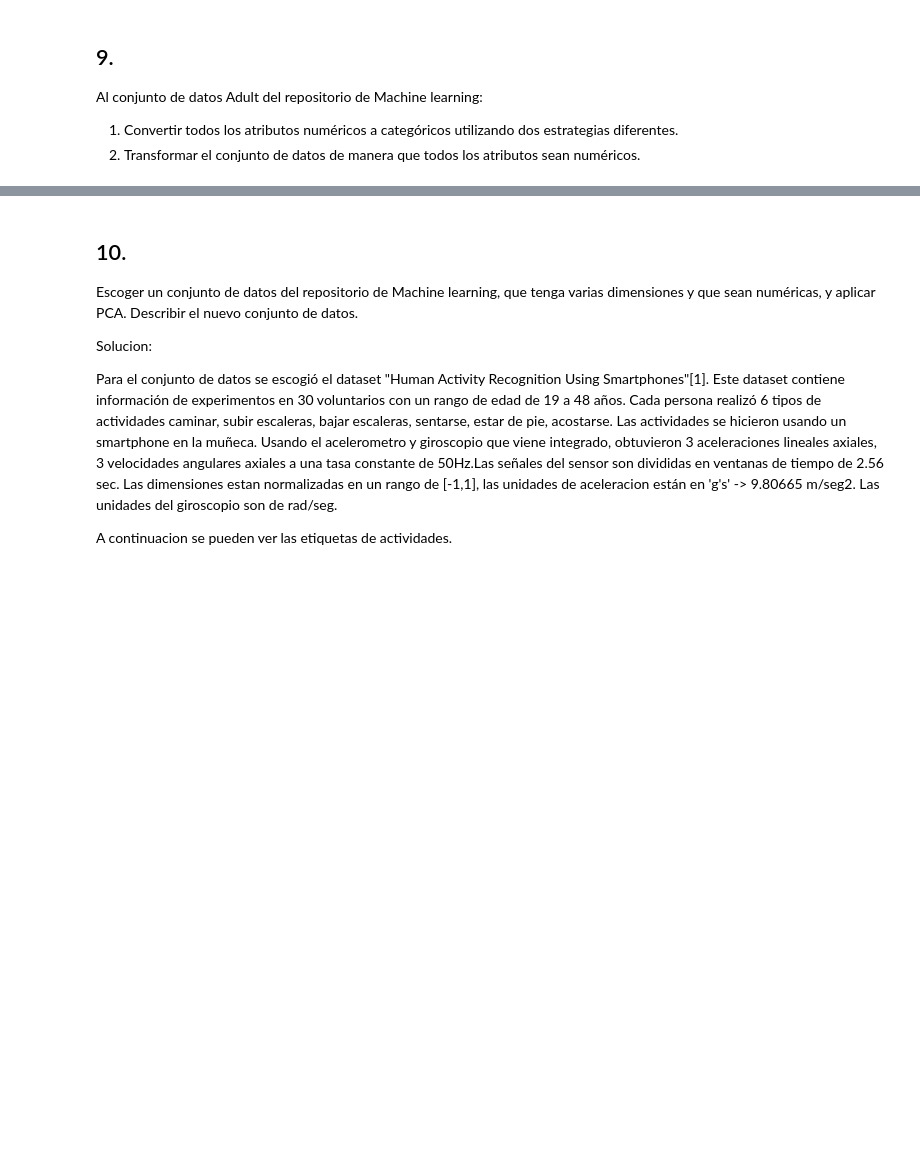
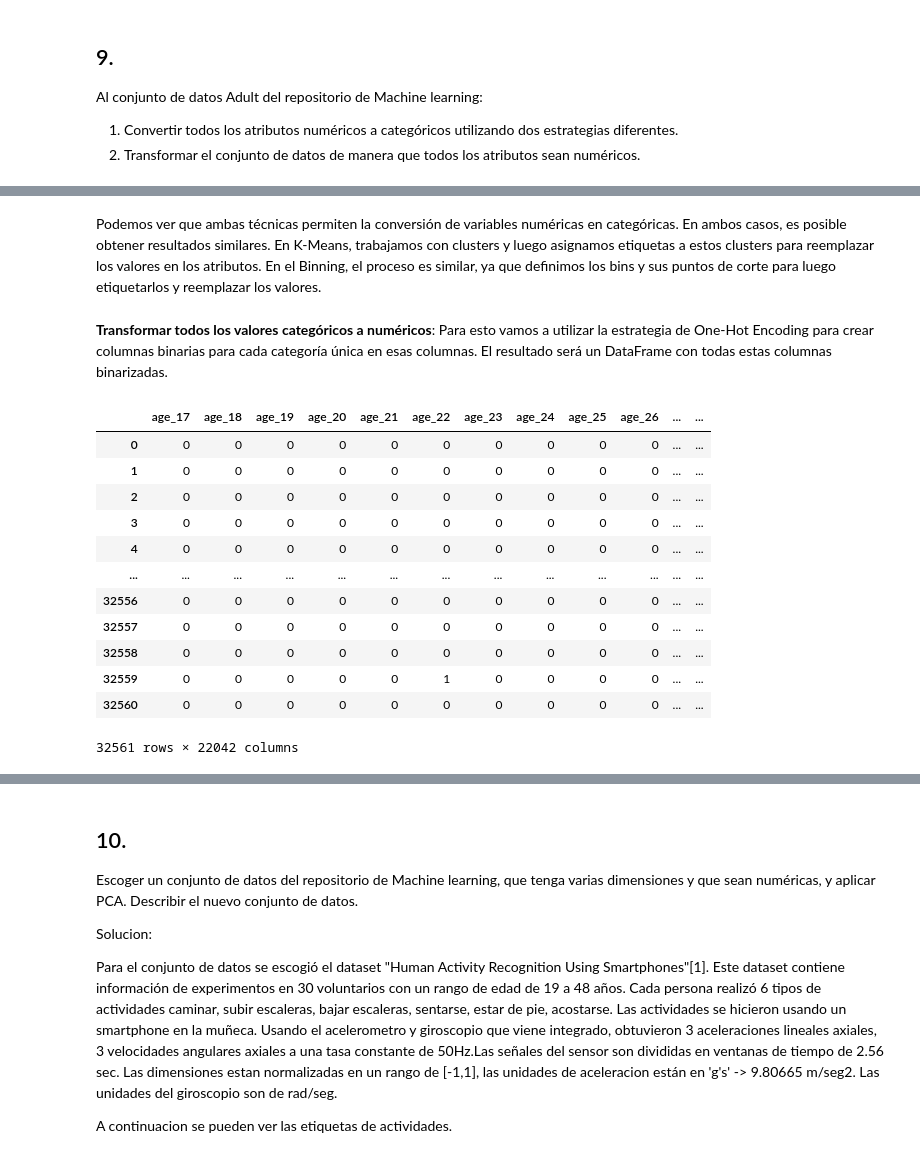
Before and after one commit to acmoral/ProyectoMineria, a Jupyter notebook: Talleres/Taller1/taller1.ipynb, the cells around one changed output, grey strips where cells are left out. Drawn from its saved outputs; the diff is of its cells as text; code cells hidden in the pictures; blank space fills up the shorter version.

```diff
--- a/Talleres/Taller1/taller1.ipynb
+++ b/Talleres/Taller1/taller1.ipynb
@@ -944,0 +1034,8 @@ Al conjunto de datos Adult del repositorio de Machine learning:
+# %%
+#Conviritnedo la columna education-num -----------------------------------------------------------
+# Definimos rangos para nivel de educación por años
+rangos_education_num = [0, 5, 8, 12, 16]
+etiquetas_education_num = ['Elementary school ', 'Middle school ', 'High school', 'University']
+#aplicamos el binning usando el método .cut
+data['education-num'] = pd.cut(data['education-num'], bins=rangos_education_num, labels=etiquetas_education_num)
+data['education-num'].unique()
@@ -944,0 +1045,7 @@ Al conjunto de datos Adult del repositorio de Machine learning:
+# %%
+#Conviritnedo la columna capital-gain  -----------------------------------------------------------
+rangos_valores = [-1, 20000, 40000, 60000, 80000, 100000]
+etiquetas_rangos = ['Low', 'Moderate', 'Intermediate', 'Reasonable', 'High']
+#aplicamos el binning usando el método .cut
+data['capital-gain'] = pd.cut(data['capital-gain'], bins=rangos_valores, labels=etiquetas_rangos)
+data['capital-gain'].unique()
@@ -944,0 +1055,6 @@ Al conjunto de datos Adult del repositorio de Machine learning:
+# %%
+#Conviritnedo la columna capital-gain  -----------------------------------------------------------
+rangos_valores = [-1, 1000, 2000, 3000, 4000]
+etiquetas_rangos = ['Low', 'Moderate', 'Intermediate', 'High']
+data['capital-loss'] = pd.cut(data['capital-loss'], bins=rangos_valores, labels=etiquetas_rangos)
+data['capital-loss'].unique()
@@ -944,0 +1064,6 @@ Al conjunto de datos Adult del repositorio de Machine learning:
+# %%
+#Conviritnedo la columna hours-per-week  -----------------------------------------------------------
+rangos_valores = [0, 20, 40, 60, 100]
+etiquetas_rangos = ['0-20', '21-40', '40-60', '60-80']
+data['hours-per-week'] = pd.cut(data['hours-per-week'], bins=rangos_valores, labels=etiquetas_rangos)
+data['hours-per-week'].unique()
@@ -944,0 +1146,27 @@ Al conjunto de datos Adult del repositorio de Machine learning:
+# %% [markdown]
+Podemos ver que ambas técnicas permiten la conversión de variables numéricas en categóricas. En ambos casos, es posible obtener resultados similares. En K-Means, trabajamos con clusters y luego asignamos etiquetas a estos clusters para reemplazar los valores en los atributos. En el Binning, el proceso es similar, ya que definimos los bins y sus puntos de corte para luego etiquetarlos y reemplazar los valores.
+# %% [markdown]
+**Transformar todos los valores categóricos a numéricos**: Para esto vamos a utilizar la estrategia de One-Hot Encoding para crear columnas binarias para cada categoría única en esas columnas. El resultado será un DataFrame con todas estas columnas binarizadas.
+# %%
+
+# Aplicar One-Hot Encoding a las columnas especificadas
+data_encoded = pd.get_dummies(data, columns=int_columns)
+
+# Eliminar las columnas originales para solo dejar las binarizadas
+data_encoded.drop(columns=str_columns, inplace=True)
+
+data_encoded
+# %% [output]
+|  | age_17 | age_18 | age_19 | age_20 | age_21 | age_22 | age_23 | age_24 | age_25 | age_26 | ... | ... |
+| 0 | 0 | 0 | 0 | 0 | 0 | 0 | 0 | 0 | 0 | 0 | ... | ... |
+| 1 | 0 | 0 | 0 | 0 | 0 | 0 | 0 | 0 | 0 | 0 | ... | ... |
+| 2 | 0 | 0 | 0 | 0 | 0 | 0 | 0 | 0 | 0 | 0 | ... | ... |
+| 3 | 0 | 0 | 0 | 0 | 0 | 0 | 0 | 0 | 0 | 0 | ... | ... |
+| 4 | 0 | 0 | 0 | 0 | 0 | 0 | 0 | 0 | 0 | 0 | ... | ... |
+| ... | ... | ... | ... | ... | ... | ... | ... | ... | ... | ... | ... | ... |
+| 32556 | 0 | 0 | 0 | 0 | 0 | 0 | 0 | 0 | 0 | 0 | ... | ... |
+| 32557 | 0 | 0 | 0 | 0 | 0 | 0 | 0 | 0 | 0 | 0 | ... | ... |
+| 32558 | 0 | 0 | 0 | 0 | 0 | 0 | 0 | 0 | 0 | 0 | ... | ... |
+| 32559 | 0 | 0 | 0 | 0 | 0 | 1 | 0 | 0 | 0 | 0 | ... | ... |
+| 32560 | 0 | 0 | 0 | 0 | 0 | 0 | 0 | 0 | 0 | 0 | ... | ... |
+32561 rows × 22042 columns
```
Also changed, not shown: parts of 20 cells of this notebook, 1 other file.
